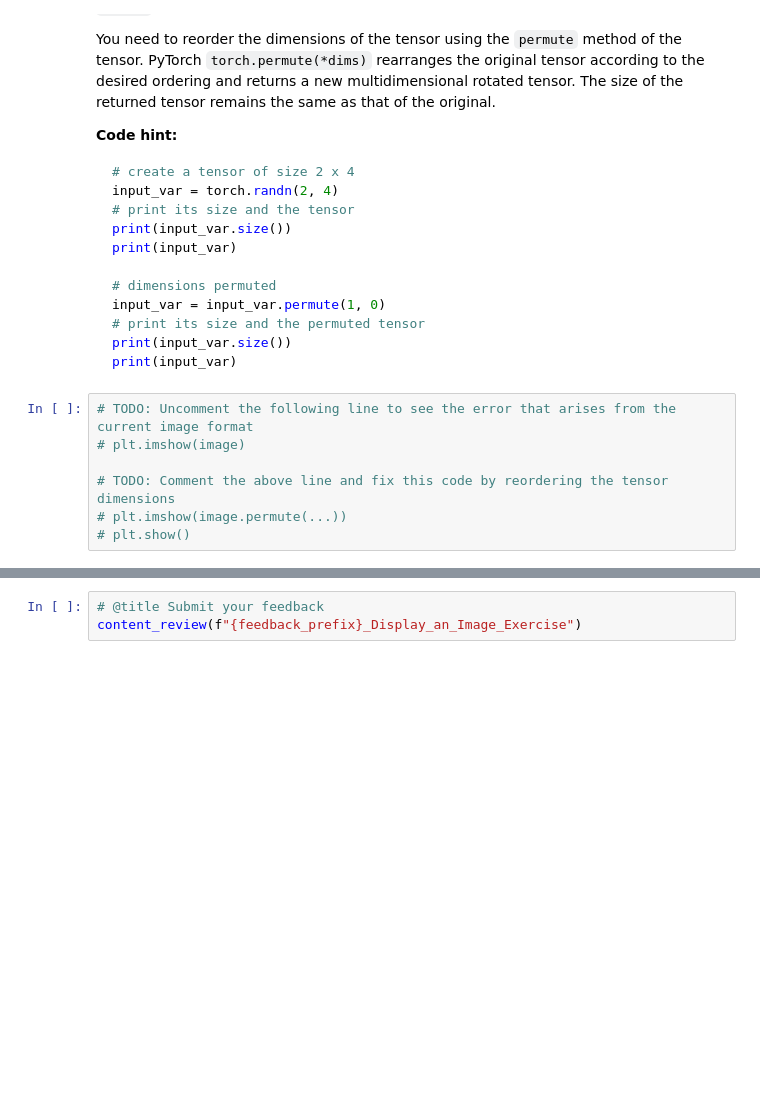
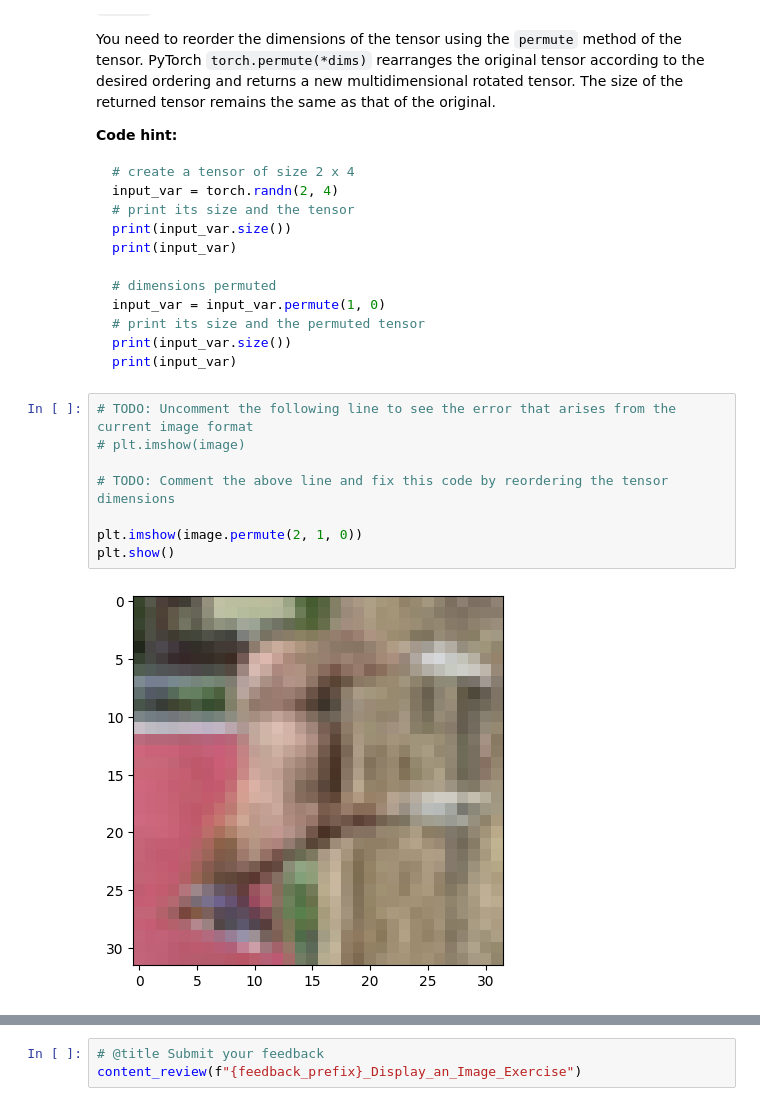
Before and after one commit to aaronalt/deep_learning_neuromatch, a Jupyter notebook: tutorials/W1D1_BasicsAndPytorch/student/W1D1_Tutorial1.ipynb, the cells around one changed output, grey strips where cells are left out. Saved outputs shown, nothing was run; the diff lists cells and outputs as text; blank space fills up the shorter version.

```diff
--- a/tutorials/W1D1_BasicsAndPytorch/student/W1D1_Tutorial1.ipynb
+++ b/tutorials/W1D1_BasicsAndPytorch/student/W1D1_Tutorial1.ipynb
@@ -1483,10 +1644,13 @@ print(input_var)
 # %%
 # TODO: Uncomment the following line to see the error that arises from the current image format
 # plt.imshow(image)
 
 # TODO: Comment the above line and fix this code by reordering the tensor dimensions
-# plt.imshow(image.permute(...))
-# plt.show()
+
+plt.imshow(image.permute(2, 1, 0))
+plt.show()
+# %% [output]
+[figure, added]
 # %% [markdown]
 [*Click for solution*](https://github.com/NeuromatchAcademy/course-content-dl/tree/main/tutorials/W1D1_BasicsAndPytorch/solutions/W1D1_Tutorial1_Solution_b04bd357.py)
 
```
Also changed, not shown: parts of 42 cells of this notebook.
